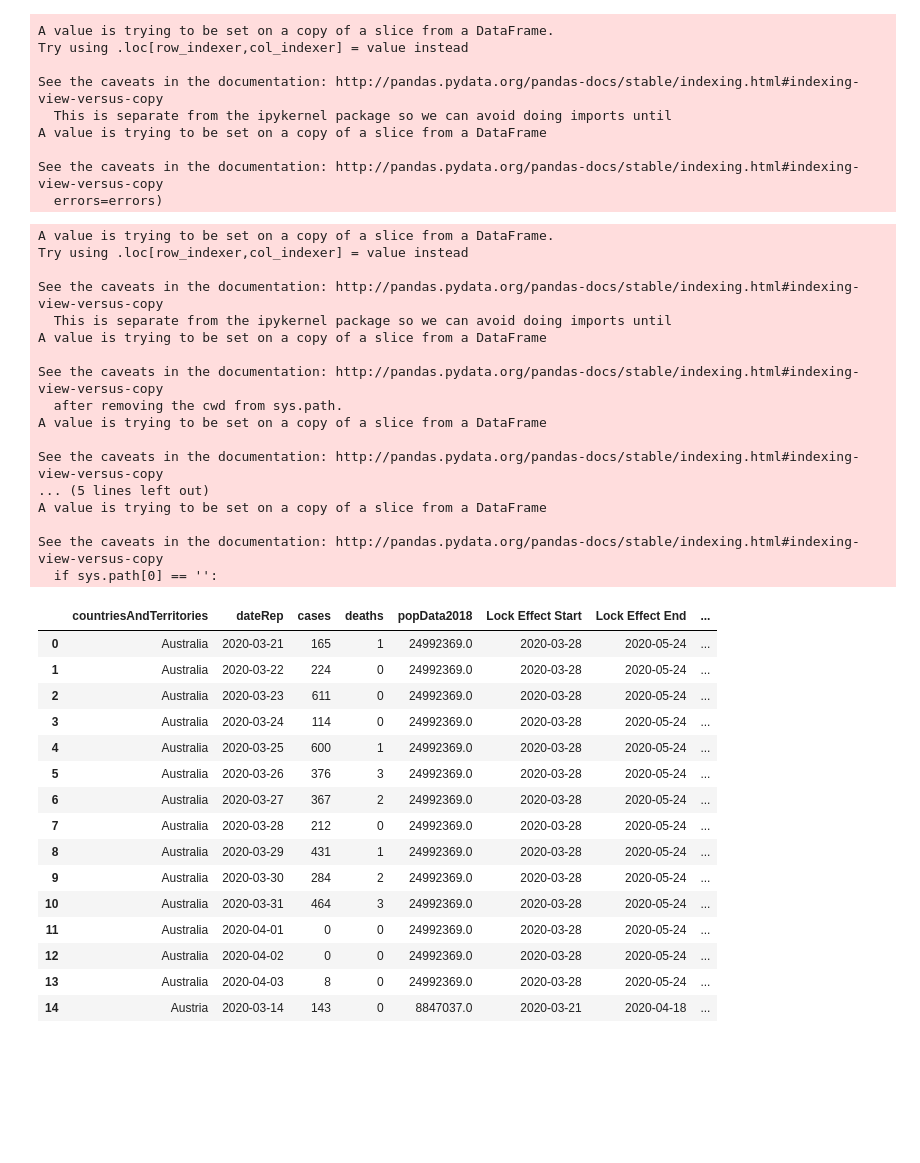
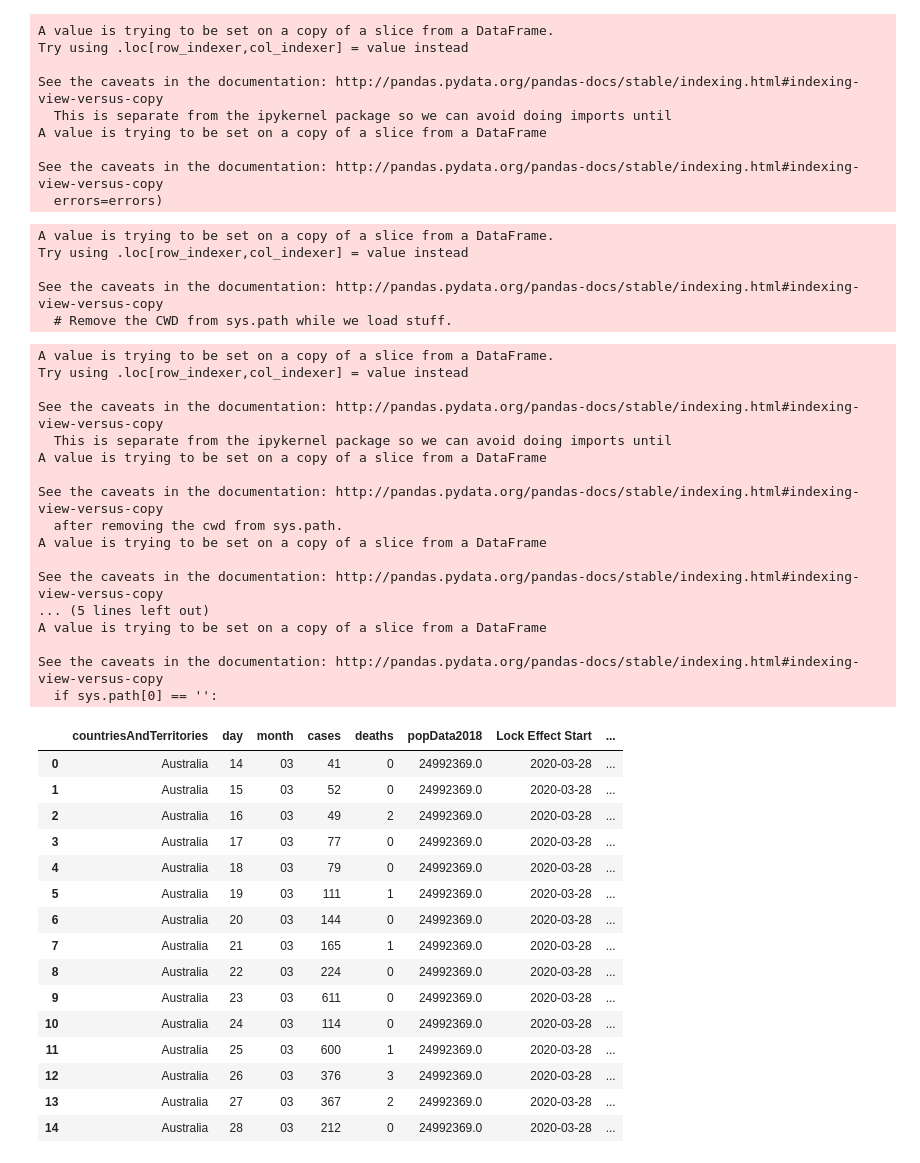
Before and after one commit to RPerron91/Lockdown-Efficacy, a Jupyter notebook: capstone1_notebook.ipynb, the cells around one changed output. Saved outputs shown, nothing was run; the diff lists cells and outputs as text; code cells hidden in the pictures; blank space fills up the shorter version.

```diff
--- a/capstone1_notebook.ipynb
+++ b/capstone1_notebook.ipynb
@@ -145,0 +168,6 @@ left_merge.tail(50)
+# %%
+# Fix the date problem:
+
+# Change dateRep datetime back to string
+left_merge['dateRep'] = left_merge['dateRep'].dt.strftime('%Y-%m-%d')
+left_merge.head()
@@ -145,0 +199,4 @@ left_merge.tail(50)
+# %%
+# Split dateRep into columns
+temp = left_merge['dateRep'].str.split("-", expand = True)
+left_merge['dateRep_year'] = temp[0]
@@ -146,7 +264,7 @@ left_merge.tail(50)
 # %%
 test_data = left_merge[left_merge['countriesAndTerritories'].isin(test_list)]    # make dataframe of only countries of interest
-test_data['Pre-Lock'] = test_data['Lock Effect Start'] - Test_limit              # time period just before lockdown takes effect
-test_data['Post-Lock'] = test_data['Lock Effect Start'] + test_limit             # time period just after lockdown takes effect
+test_data['Pre-Lock'] = test_data['Lock Effect Start'] - test_limit              # time period just before lockdown takes effect
+test_data['Post-Lock'] = test_data['Lock Effect Start'] + Test_limit             # time period just after lockdown takes effect
 
 
 # Limit date range to only the test period
@@ -169,54 +287,76 @@ A value is trying to be set on a copy of a slice from a DataFrame
 
 See the caveats in the documentation: http://pandas.pydata.org/pandas-docs/stable/indexing.html#indexing-view-versus-copy
   errors=errors)
+# %%
+# Fix inaccurate lockdown values:
+
+# Drop old Lockdown column in preparation to replace it
+test_data.drop('Lockdown', axis=1, inplace=True)
+
+# Reset index again after limiting dates outside of the test period
+test_data.reset_index(drop=True, inplace=True)
+
+# Recreate boolean lockdown column and set to false when 'lockdown effective' is NaN
+test_data['Lockdown'] = pd.notnull(test_data['Lock Effect Start'])
+
+# Loop and conditional to replace boolean lockdown values if the lockdown date falls outside the lockdown effective period
+for x in range(len(test_data)):
+    if (test_data['Lockdown'][x] == True) & ((test_data['dateRep'][x] < test_data['Lock Effect Start'][x]) | (test_data['dateRep'][x] > test_data['Lock Effect End'][x])):
+        test_data.at[x, 'Lockdown'] = False
+# %% [output]
+A value is trying to be set on a copy of a slice from a DataFrame.
+Try using .loc[row_indexer,col_indexer] = value instead
+
+See the caveats in the documentation: http://pandas.pydata.org/pandas-docs/stable/indexing.html#indexing-view-versus-copy
+  # Remove the CWD from sys.path while we load stuff.
 # %%
 # This loop adds the value 'date count' to compare date ranges of each country against each other
 count = 1
 test_data['Date Count'] = count
 test_data.sort_values(by=['countriesAndTerritories', 'dateRep'], inplace=True)
 test_data.reset_index(drop=True, inplace=True)
-for index in range(1, len(test_data)):
-    if (test_data['countriesAndTerritories'][index] == test_data['countriesAndTerritories'][index -1]) & (test_data['Lockdown'][index] == test_data['Lockdown'][index -1]):
+for x in range(1, len(test_data)):
+    if (test_data['countriesAndTerritories'][x] == test_data['countriesAndTerritories'][x -1]) & (test_data['Lockdown'][x] == test_data['Lockdown'][x -1]):
         count += 1
-        test_data['Date Count'][index] = count
+        test_data['Date Count'][x] = count
     else:
         count = 1
-        test_data['Date Count'][index] = count
+        test_data['Date Count'][x] = count
 test_data.head(15)
 # %% [output]
 A value is trying to be set on a copy of a slice from a DataFrame.
 Try using .loc[row_indexer,col_indexer] = value instead
 
 See the caveats in the documentation: http://pandas.pydata.org/pandas-docs/stable/indexing.html#indexing-view-versus-copy
   This is separate from the ipykernel package so we can avoid doing imports until
 A value is trying to be set on a copy of a slice from a DataFrame
 
 See the caveats in the documentation: http://pandas.pydata.org/pandas-docs/stable/indexing.html#indexing-view-versus-copy
   after removing the cwd from sys.path.
 A value is trying to be set on a copy of a slice from a DataFrame
 
 See the caveats in the documentation: http://pandas.pydata.org/pandas-docs/stable/indexing.html#indexing-view-versus-copy
 ... (5 lines left out)
 A value is trying to be set on a copy of a slice from a DataFrame
 
 See the caveats in the documentation: http://pandas.pydata.org/pandas-docs/stable/indexing.html#indexing-view-versus-copy
   if sys.path[0] == '':
-|  | countriesAndTerritories | dateRep | cases | deaths | popData2018 | Lock Effect Start | Lock Effect End | ... |
-| 0 | Australia | 2020-03-21 | 165 | 1 | 24992369.0 | 2020-03-28 | 2020-05-24 | ... |
-| 1 | Australia | 2020-03-22 | 224 | 0 | 24992369.0 | 2020-03-28 | 2020-05-24 | ... |
-| 2 | Australia | 2020-03-23 | 611 | 0 | 24992369.0 | 2020-03-28 | 2020-05-24 | ... |
-| 3 | Australia | 2020-03-24 | 114 | 0 | 24992369.0 | 2020-03-28 | 2020-05-24 | ... |
-| 4 | Australia | 2020-03-25 | 600 | 1 | 24992369.0 | 2020-03-28 | 2020-05-24 | ... |
-| 5 | Australia | 2020-03-26 | 376 | 3 | 24992369.0 | 2020-03-28 | 2020-05-24 | ... |
-| 6 | Australia | 2020-03-27 | 367 | 2 | 24992369.0 | 2020-03-28 | 2020-05-24 | ... |
-| 7 | Australia | 2020-03-28 | 212 | 0 | 24992369.0 | 2020-03-28 | 2020-05-24 | ... |
-| 8 | Australia | 2020-03-29 | 431 | 1 | 24992369.0 | 2020-03-28 | 2020-05-24 | ... |
-| 9 | Australia | 2020-03-30 | 284 | 2 | 24992369.0 | 2020-03-28 | 2020-05-24 | ... |
-| 10 | Australia | 2020-03-31 | 464 | 3 | 24992369.0 | 2020-03-28 | 2020-05-24 | ... |
-| 11 | Australia | 2020-04-01 | 0 | 0 | 24992369.0 | 2020-03-28 | 2020-05-24 | ... |
-| 12 | Australia | 2020-04-02 | 0 | 0 | 24992369.0 | 2020-03-28 | 2020-05-24 | ... |
-| 13 | Australia | 2020-04-03 | 8 | 0 | 24992369.0 | 2020-03-28 | 2020-05-24 | ... |
-| 14 | Austria | 2020-03-14 | 143 | 0 | 8847037.0 | 2020-03-21 | 2020-04-18 | ... |
+|  | countriesAndTerritories | day | month | cases | deaths | popData2018 | Lock Effect Start | ... |
+| 0 | Australia | 14 | 03 | 41 | 0 | 24992369.0 | 2020-03-28 | ... |
+| 1 | Australia | 15 | 03 | 52 | 0 | 24992369.0 | 2020-03-28 | ... |
+| 2 | Australia | 16 | 03 | 49 | 2 | 24992369.0 | 2020-03-28 | ... |
+| 3 | Australia | 17 | 03 | 77 | 0 | 24992369.0 | 2020-03-28 | ... |
+| 4 | Australia | 18 | 03 | 79 | 0 | 24992369.0 | 2020-03-28 | ... |
+| 5 | Australia | 19 | 03 | 111 | 1 | 24992369.0 | 2020-03-28 | ... |
+| 6 | Australia | 20 | 03 | 144 | 0 | 24992369.0 | 2020-03-28 | ... |
+| 7 | Australia | 21 | 03 | 165 | 1 | 24992369.0 | 2020-03-28 | ... |
+| 8 | Australia | 22 | 03 | 224 | 0 | 24992369.0 | 2020-03-28 | ... |
+| 9 | Australia | 23 | 03 | 611 | 0 | 24992369.0 | 2020-03-28 | ... |
+| 10 | Australia | 24 | 03 | 114 | 0 | 24992369.0 | 2020-03-28 | ... |
+| 11 | Australia | 25 | 03 | 600 | 1 | 24992369.0 | 2020-03-28 | ... |
+| 12 | Australia | 26 | 03 | 376 | 3 | 24992369.0 | 2020-03-28 | ... |
+| 13 | Australia | 27 | 03 | 367 | 2 | 24992369.0 | 2020-03-28 | ... |
+| 14 | Australia | 28 | 03 | 212 | 0 | 24992369.0 | 2020-03-28 | ... |
 # %%
 group_sum = test_data.groupby(['countriesAndTerritories', 'Lockdown'])[['cases', 'deaths']].sum()
 group_sum
```
Also changed, not shown: parts of 35 cells of this notebook.
